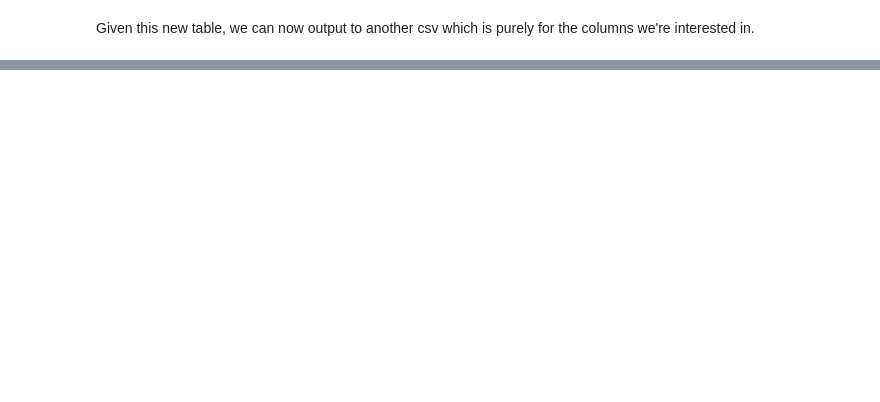
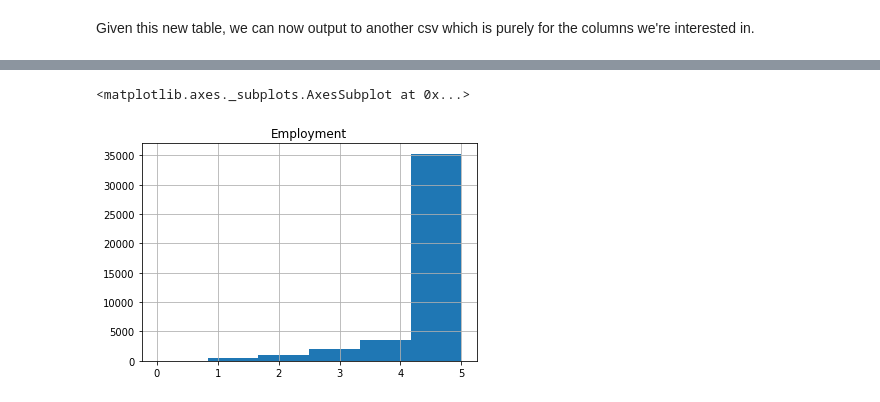
Before and after one commit to dcmesh/EECS-442-Project, a Jupyter notebook: EECS 442 - Final Project.ipynb, the cells around one changed output, grey strips where cells are left out. Saved outputs shown, nothing was run; the diff lists cells and outputs as text; code cells hidden in the pictures; blank space fills up the shorter version.

```diff
--- a/EECS 442 - Final Project.ipynb
+++ b/EECS 442 - Final Project.ipynb
@@ -90,0 +246,5 @@ new_df.to_csv('survey_results_public_important.csv', index=False, encoding='utf-
+# %%
+make_histogram('Employment')
+# %% [output]
+<matplotlib.axes._subplots.AxesSubplot at 0x...>
+[figure, added]
```
Also changed, not shown: parts of 31 cells of this notebook, 1 other file.
